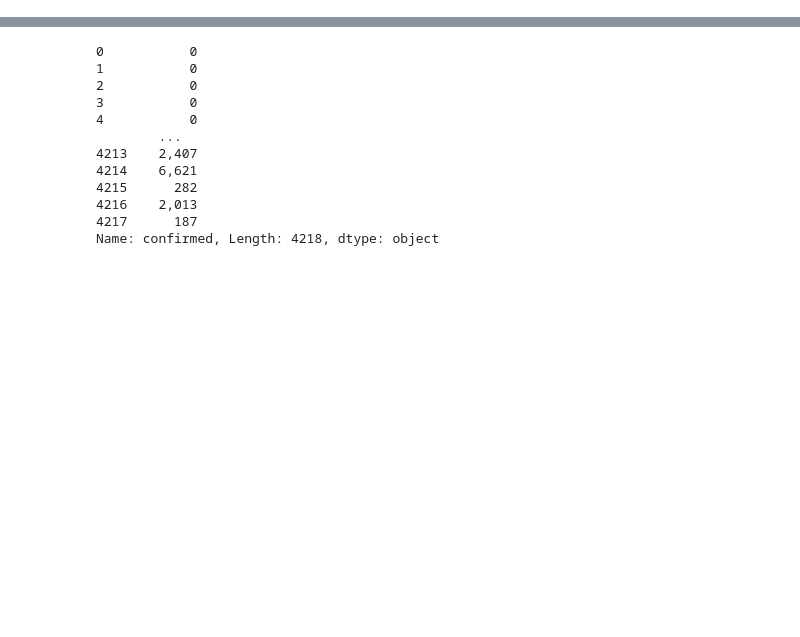
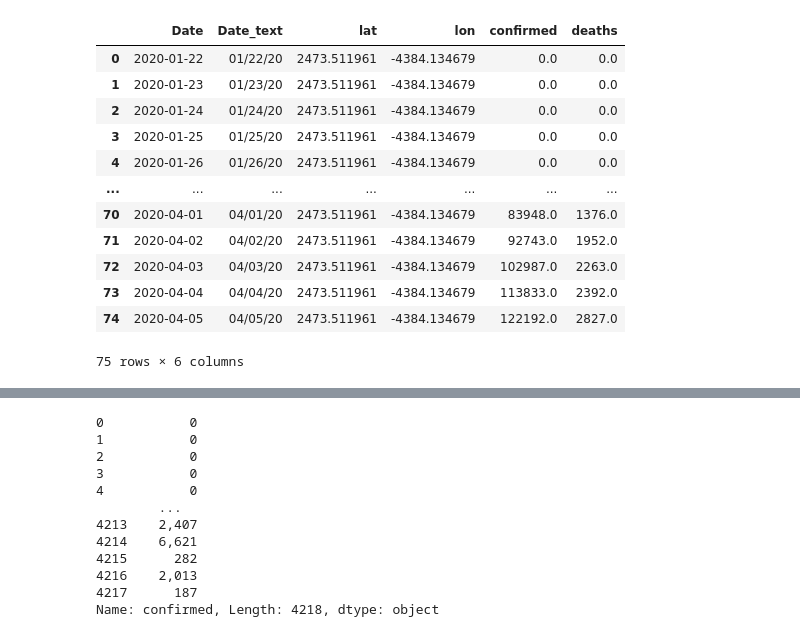
Before and after one commit to jwillis0720/covid_19, a Jupyter notebook: Sandbox.ipynb, the cells around one changed output, grey strips where cells are left out. Cells and saved outputs as stored; diff of their text form; code cells hidden in the pictures; blank space fills up the shorter version.

```diff
--- a/Sandbox.ipynb
+++ b/Sandbox.ipynb
@@ -1,3 +1,20 @@
 # %%
 import callbacks
 JHU_RECENT, JHU_TIME, CSBS, DATE_MAPPER =callbacks.serve_data(True)
+# %%
+CSBS[(CSBS['province'] == "New York") & (CSBS['country'] == 'US')].groupby(
+                    ['Date','Date_text']).sum().reset_index()
+# %% [output]
+|  | Date | Date_text | lat | lon | confirmed | deaths |
+| 0 | 2020-01-22 | 01/22/20 | 2473.511961 | -4384.134679 | 0.0 | 0.0 |
+| 1 | 2020-01-23 | 01/23/20 | 2473.511961 | -4384.134679 | 0.0 | 0.0 |
+| 2 | 2020-01-24 | 01/24/20 | 2473.511961 | -4384.134679 | 0.0 | 0.0 |
+| 3 | 2020-01-25 | 01/25/20 | 2473.511961 | -4384.134679 | 0.0 | 0.0 |
+| 4 | 2020-01-26 | 01/26/20 | 2473.511961 | -4384.134679 | 0.0 | 0.0 |
+| ... | ... | ... | ... | ... | ... | ... |
+| 70 | 2020-04-01 | 04/01/20 | 2473.511961 | -4384.134679 | 83948.0 | 1376.0 |
+| 71 | 2020-04-02 | 04/02/20 | 2473.511961 | -4384.134679 | 92743.0 | 1952.0 |
+| 72 | 2020-04-03 | 04/03/20 | 2473.511961 | -4384.134679 | 102987.0 | 2263.0 |
+| 73 | 2020-04-04 | 04/04/20 | 2473.511961 | -4384.134679 | 113833.0 | 2392.0 |
+| 74 | 2020-04-05 | 04/05/20 | 2473.511961 | -4384.134679 | 122192.0 | 2827.0 |
+75 rows × 6 columns
```
Also changed, not shown: parts of 1 cell of this notebook, 8 other files.
